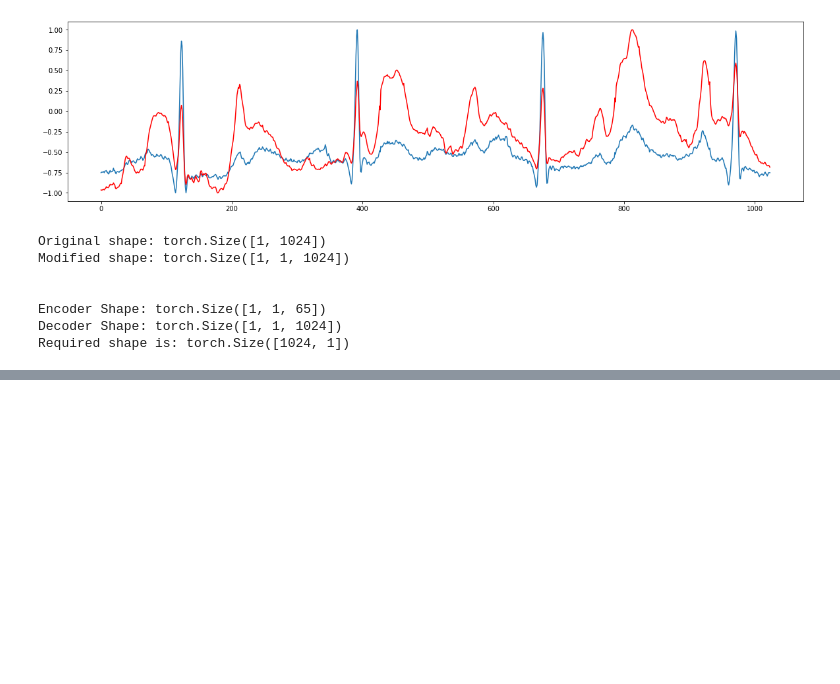
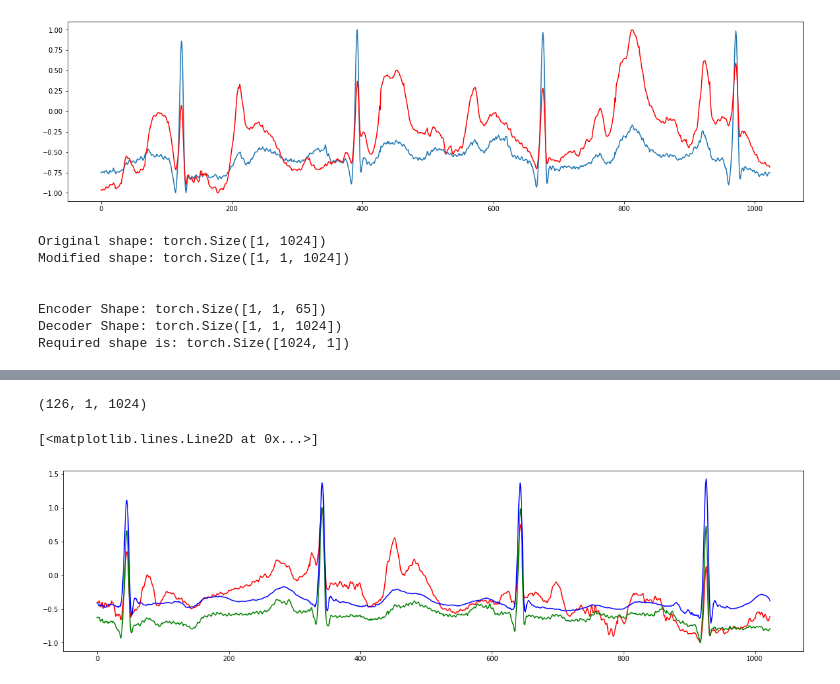
Before and after one commit to enzlaur/pytorch-ml-tuts, a Jupyter notebook: scratch07.ipynb, the cells around one changed output, grey strips where cells are left out. Drawn from its saved outputs; the diff is of its cells as text; code cells hidden in the pictures; blank space fills up the shorter version.

Commit message:
Initial test complete
All data is normalized properly per subset (prev known as chunk)

```diff
--- a/scratch07.ipynb
+++ b/scratch07.ipynb
@@ -25,14 +25,3 @@ import wfdb
 
 if not os.path.exists('./mlp_img'):
     os.mkdir('./mlp_img')
-# %%
-# e24 File
-e24 = np.load('all_none_fs1024_e24.npy')
-e24 = torch.from_numpy(e24).cuda()
-# Reshape e24
-e24 = e24.view( (e24.shape[0], e24.shape[2], e24.shape[1]))
-# e06 File
-e06 = np.load('all_none_fs1024_e06.npy')
-e06 = torch.from_numpy(e06).cuda()
-# Reshape e06
-e06 = e06.view( (e06.shape[0], e06.shape[2], e06.shape[1]))
@@ -226,0 +221,19 @@ NameError: name 'traindex_loader' is not defined
+# %%
+ecg_noisy_test = ecg_noisy_tensor[0:126]
+# %%
+result = model.encoder( ecg_noisy_test )
+result = model.decoder( result )
+result = result.detach().cpu().numpy()
+# %%
+print( result.shape )
+# %% [output]
+(126, 1, 1024)
+# %%
+index = 0
+plt.figure( figsize=(20,5) )
+plt.plot( ecg_noisy_test[index][0].cpu(), c='red', label='original data' )
+plt.plot( ecg_clean_tensor[index][0].cpu(), c='green', label='original data' )
+plt.plot( result[index][0], c='blue', label='decoder result' )
+# %% [output]
+[<matplotlib.lines.Line2D at 0x...>]
+[figure, added]
```
Also changed, not shown: parts of 4 cells of this notebook.
